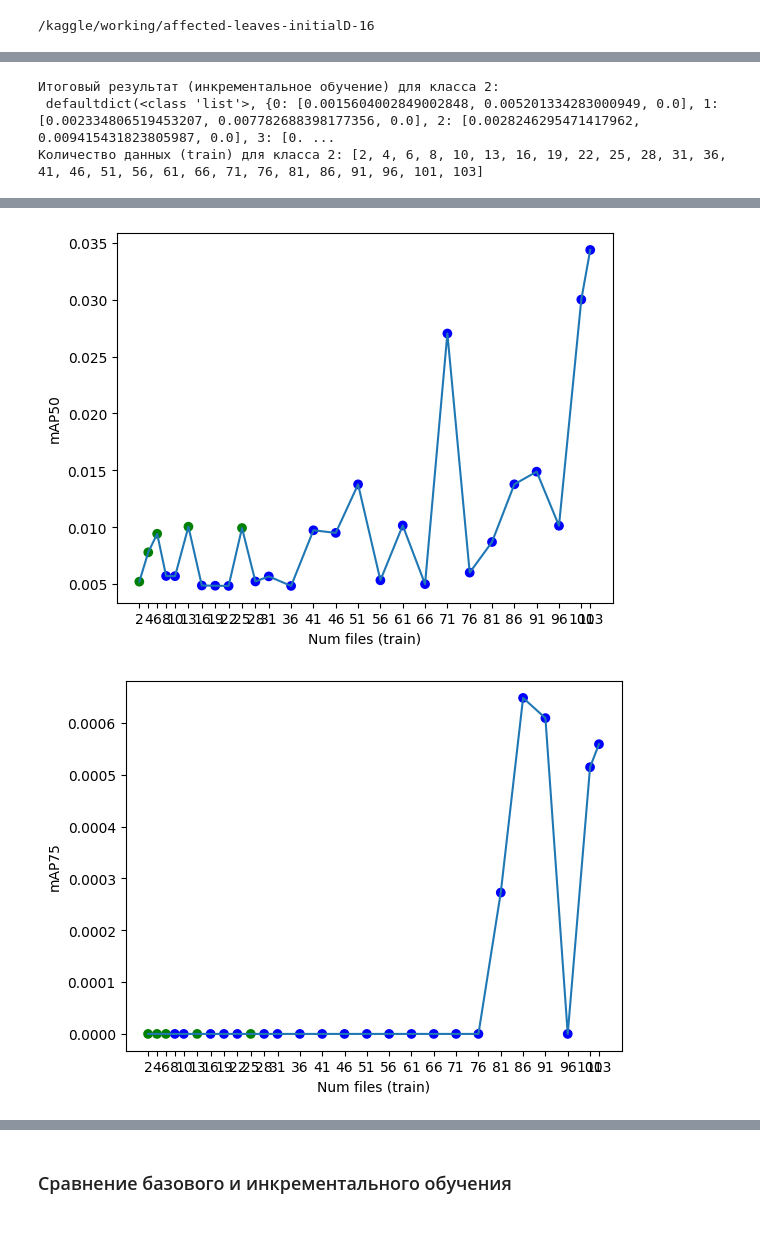
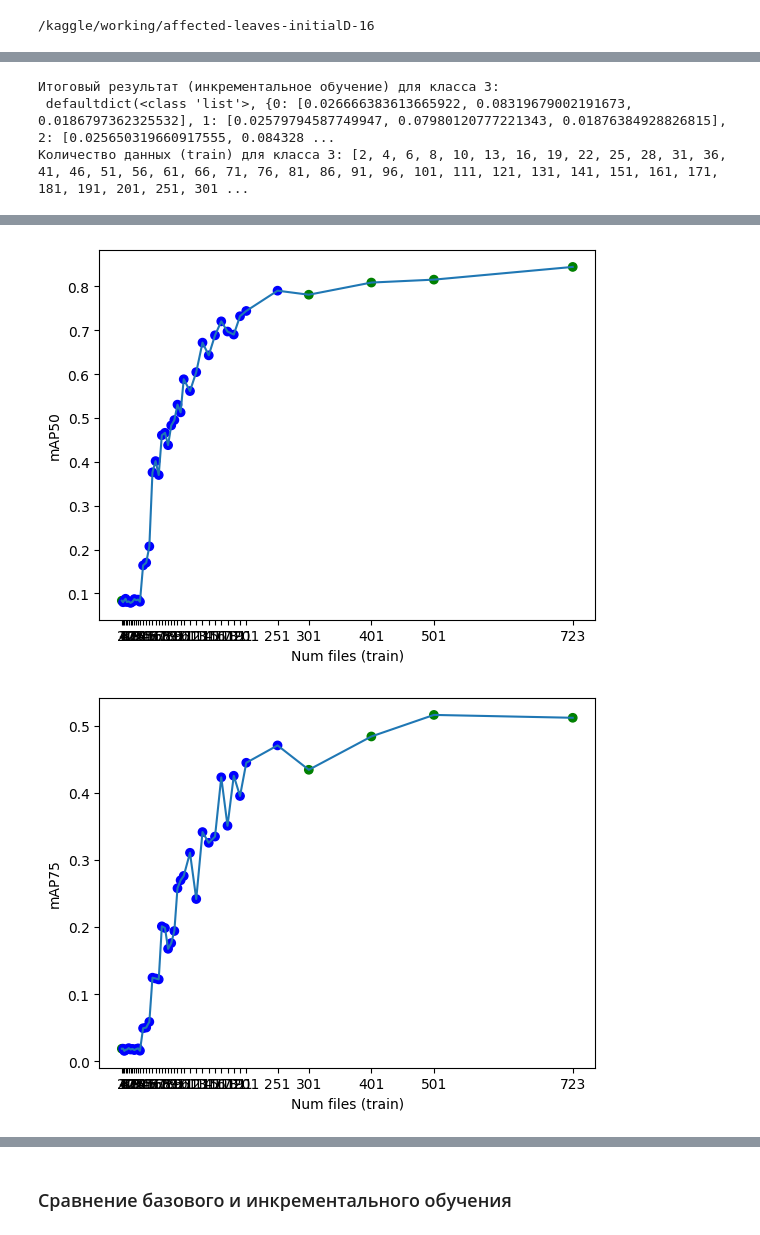
Before and after one commit to CTLab-ITMO/PTS-SP, a Jupyter notebook: yolov8.ipynb, the cells around one changed output, grey strips where cells are left out. Cells and saved outputs as stored; diff of their text form; code cells hidden in the pictures.

```diff
--- a/yolov8.ipynb
+++ b/yolov8.ipynb
@@ -769,6 +769,6 @@ exp_inc = YoloModel(PATH_TO_MODEL, PATH_TO_YAML, TRAIN_PERC, TEST_PERC, VAL_PERC
 # exp_inc.increm_learning(KEEP_PERC, ITERS, PIECE_PERC, FIB_FLAG, PREV_NUM, THRESHOLD)
 # exp_inc.plot_ram_usage()
 
-exp_inc.increm_learning_one_class('2', KEEP_PERC, ITERS, PIECE_PERC, FIB_FLAG, PREV_NUM, THRESHOLD)
+exp_inc.increm_learning_one_class('3', KEEP_PERC, ITERS, PIECE_PERC, FIB_FLAG, PREV_NUM, THRESHOLD)
 exp_inc.plot_ram_usage()
 # %% [output]
@@ -809,3 +809,3 @@ Ultralytics YOLOv8.0.200 🚀 Python-3.10.12 torch-2.0.0 CUDA:0 (Tesl
-Итоговый результат (инкрементальное обучение) для класса 2:
- defaultdict(<class 'list'>, {0: [0.0015604002849002848, 0.005201334283000949, 0.0], 1: [0.002334806519453207, 0.007782688398177356, 0.0], 2: [0.0028246295471417962, 0.009415431823805987, 0.0], 3: [0. ...
-Количество данных (train) для класса 2: [2, 4, 6, 8, 10, 13, 16, 19, 22, 25, 28, 31, 36, 41, 46, 51, 56, 61, 66, 71, 76, 81, 86, 91, 96, 101, 103]
+Итоговый результат (инкрементальное обучение) для класса 3:
+ defaultdict(<class 'list'>, {0: [0.026666383613665922, 0.08319679002191673, 0.0186797362325532], 1: [0.02579794587749947, 0.07980120777221343, 0.01876384928826815], 2: [0.025650319660917555, 0.084328 ...
+Количество данных (train) для класса 3: [2, 4, 6, 8, 10, 13, 16, 19, 22, 25, 28, 31, 36, 41, 46, 51, 56, 61, 66, 71, 76, 81, 86, 91, 96, 101, 111, 121, 131, 141, 151, 161, 171, 181, 191, 201, 251, 301 ...
@@ -813,2 +813,2 @@ Ultralytics YOLOv8.0.200 🚀 Python-3.10.12 torch-2.0.0 CUDA:0 (Tesl
-[figure, old version]
+[figure, new version]
-[figure, old version]
+[figure, new version]
```
Also changed, not shown: parts of 2 cells of this notebook.
